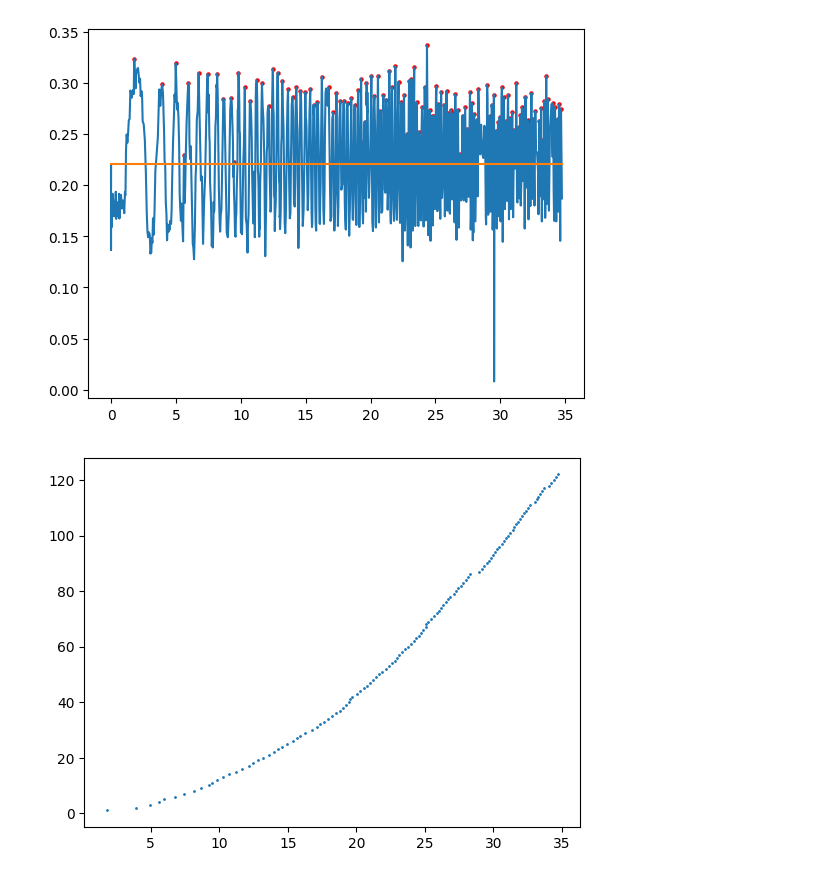
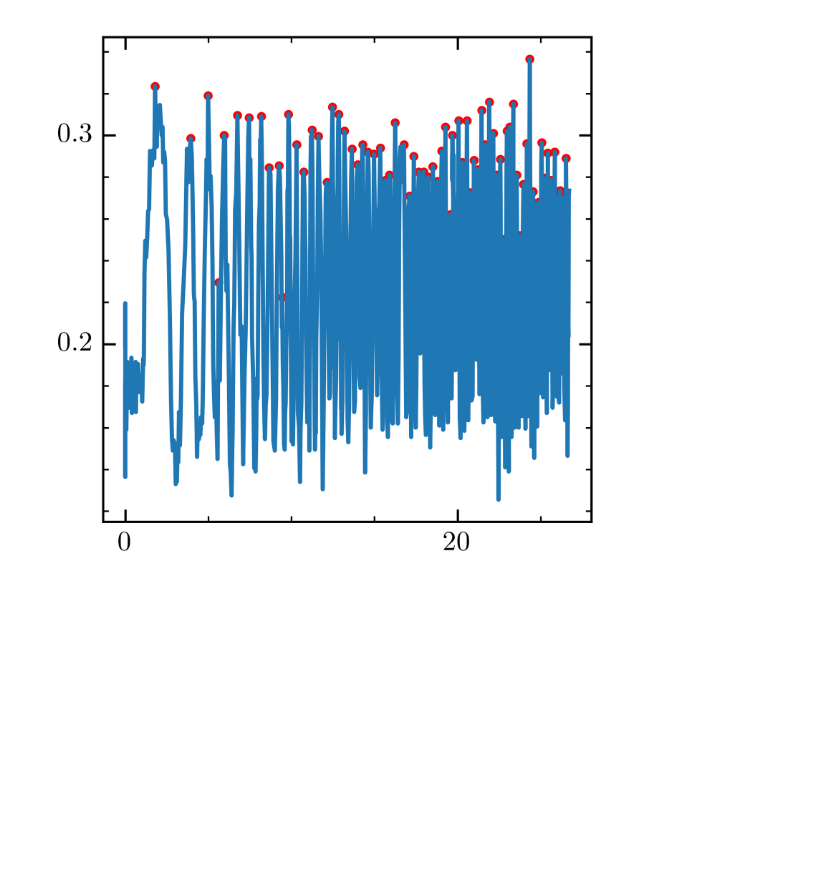
Before and after one commit to ChriGomm/Praktikum2, a Jupyter notebook: MS_Christian_Matteo/ms.ipynb, the cells around one changed output. Saved outputs shown, nothing was run; the diff lists cells and outputs as text; code cells hidden in the pictures; blank space fills up the shorter version.

```diff
--- a/MS_Christian_Matteo/ms.ipynb
+++ b/MS_Christian_Matteo/ms.ipynb
@@ -11,0 +1,15 @@ array([1.46750524e-05, 1.76767677e-05, 2.04678363e-05])
+# %%
+
+
+from scipy.optimize import root_scalar, root
+import numpy as np
+import matplotlib.pyplot as plt
+import matplotlib.ticker as ticker
+from decimal import Decimal
+from math import isclose
+import sys
+
+import matplotlib.ticker as ticker
+import matplotlib.gridspec as gridspec
+cm = 1/2.54
+width = 12*cm
@@ -27,34 +229,46 @@ plt.show()
-# %%
-end =900
 # %%
 
 start =0
 m = np.mean(data1[:end,1])
 indices = []
 
 for i in range(start,end):
     if (data1[i-1,1]<=m and data1[i,1]>m) or (data1[i-1,1]>=m and data1[i,1]<m):
         indices.append(i)
 maxima_pos = []
 maxima = []
 for j in range(0,len(indices)-1,2):
     maxi = np.max(data1[indices[j]:indices[j+1],1])
     pos = data1[list(data1[indices[j]:indices[j+1],1]).index(maxi)+indices[j],2]
     maxima_pos.append(pos)
     maxima.append(maxi)
 numb = np.arange(1,len(maxima_pos)+1)
-plt.figure()
-plt.plot(data1[start:end,2],data1[start:end,1])
-plt.scatter(maxima_pos,maxima,s=5,color='red')
+
+# plots = [stab_xsol,stab_ysol,stab_zsol]
+tickp = TickProperties(SZX=False,SZY=False,\
+                       xtick_step_major=20,\
+                        xtick_step_minor=5,\
+                            ytick_step_major=0.1,\
+                                ytick_step_minor=0.02)
+setup = Setup_Fig(name_of_plot='lam2_anal_ml.png',tickp=tickp)
+plot_dim = (-0.5, 60.5, 60.5, -0.5)
+setup.fig_width= 8*cm
+setup.fig_height=8*cm #29.1*cm
+
+
+fig, ax = setup.return_fig(shape=(1,1),dots_per_inch=600)
+
+ax.plot(data1[start:end,2],data1[start:end,1])
+ax.scatter(maxima_pos,maxima,s=5,color='red')
+plt.show()
 # plt.scatter(data1[indices,2],data1[indices,1],s=5,color='green')
-plt.plot(data1[start:end,2],np.ones(end-start)*m)
-plt.show()
-plt.figure()
-plt.scatter(maxima_pos,numb,s=1)
-plt.show()
+# plt.plot(data1[start:end,2],np.ones(end-start)*m)
+# plt.show()
+# plt.figure()
+# plt.scatter(maxima_pos,numb,s=1)
+# plt.show()
 # %% [output]
-[figure, old version]
+[figure, new version]
-[figure, removed]
 # %%
 numb = np.array(numb)
 maxima_pos = np.array(maxima_pos)
```
Also changed, not shown: parts of 7 cells of this notebook, 17 other files.
